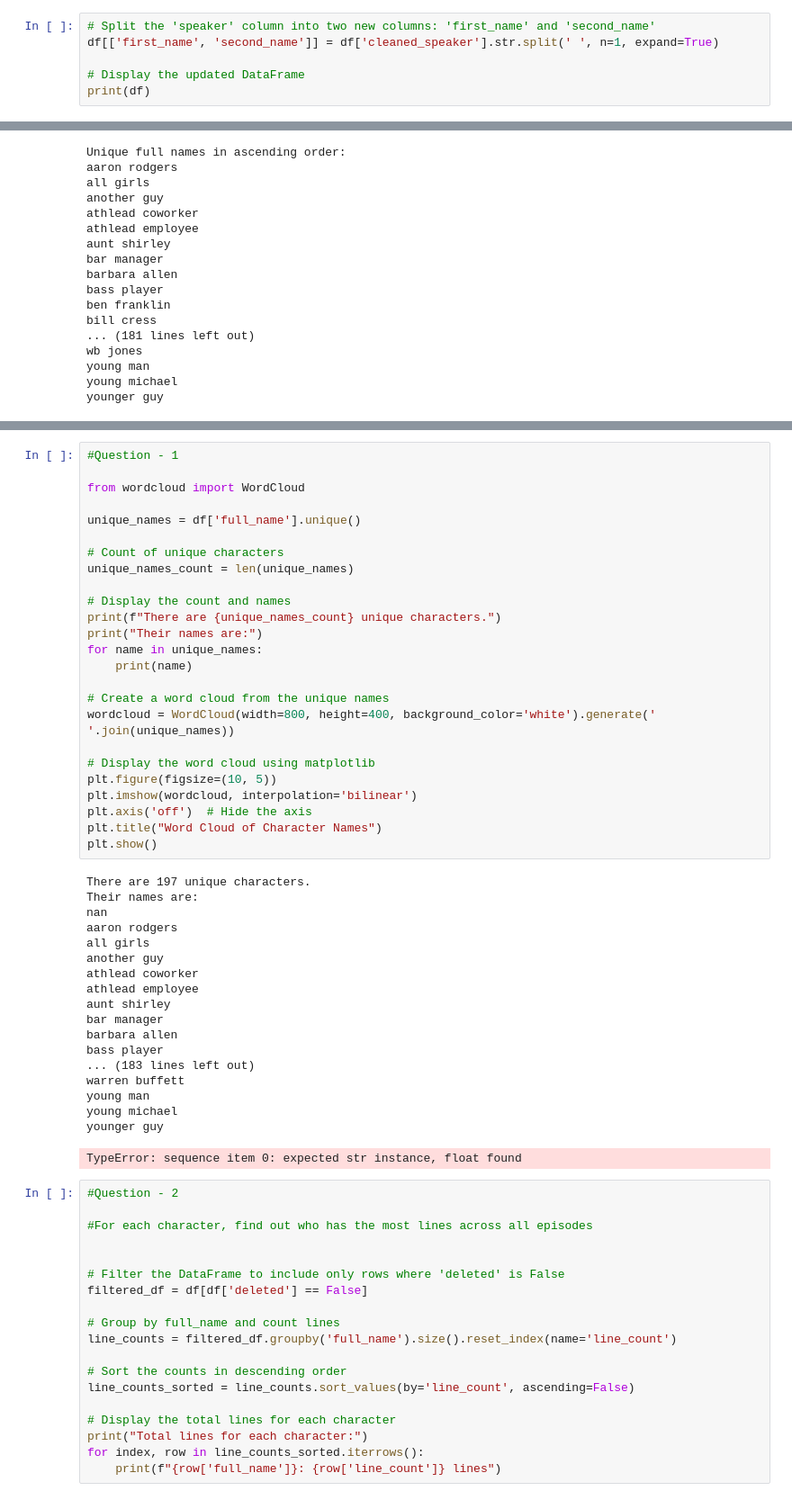
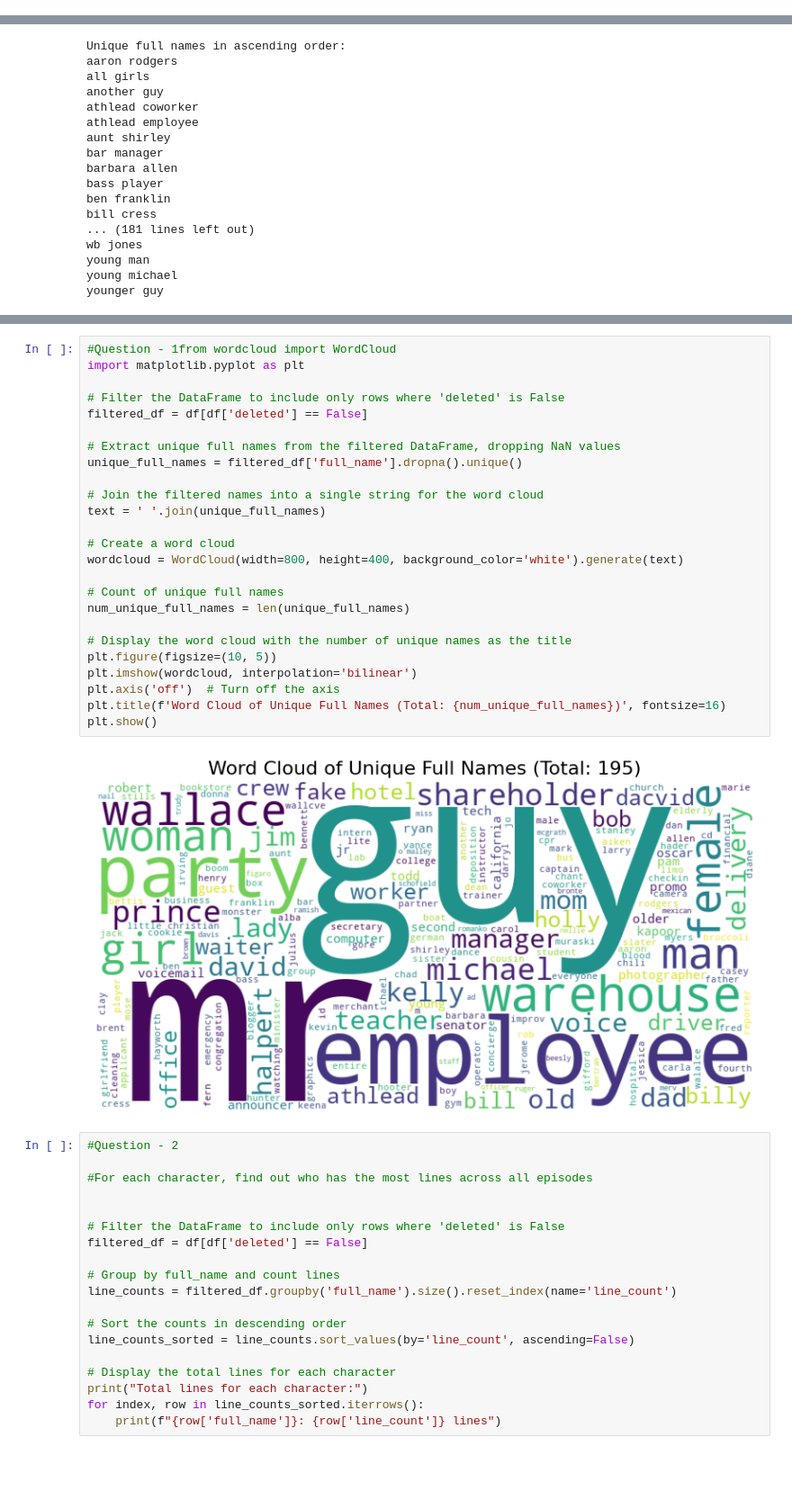
Before and after one commit to Shwetha-sp/Assignment_Interview_ssp, a Jupyter notebook: The_office.ipynb, the cells around one changed output, grey strips where cells are left out. Shown at 90% size. Saved outputs shown, nothing was run; the diff lists cells and outputs as text; blank space fills up the shorter version.

```diff
--- a/The_office.ipynb
+++ b/The_office.ipynb
@@ -102,6 +80,0 @@ unique_sorted_characters
-# %%
-# Split the 'speaker' column into two new columns: 'first_name' and 'second_name'
-df[['first_name', 'second_name']] = df['cleaned_speaker'].str.split(' ', n=1, expand=True)
-
-# Display the updated DataFrame
-print(df)
@@ -178,47 +130,30 @@ AttributeError: 'float' object has no attribute 'split'
 # %%
-#Question - 1
+#Question - 1from wordcloud import WordCloud
+import matplotlib.pyplot as plt
 
-from wordcloud import WordCloud
+# Filter the DataFrame to include only rows where 'deleted' is False
+filtered_df = df[df['deleted'] == False]
 
-unique_names = df['full_name'].unique()
+# Extract unique full names from the filtered DataFrame, dropping NaN values
+unique_full_names = filtered_df['full_name'].dropna().unique()
 
-# Count of unique characters
-unique_names_count = len(unique_names)
+# Join the filtered names into a single string for the word cloud
+text = ' '.join(unique_full_names)
 
-# Display the count and names
-print(f"There are {unique_names_count} unique characters.")
-print("Their names are:")
-for name in unique_names:
-    print(name)
+# Create a word cloud
+wordcloud = WordCloud(width=800, height=400, background_color='white').generate(text)
 
-# Create a word cloud from the unique names
-wordcloud = WordCloud(width=800, height=400, background_color='white').generate(' '.join(unique_names))
+# Count of unique full names
+num_unique_full_names = len(unique_full_names)
 
-# Display the word cloud using matplotlib
+# Display the word cloud with the number of unique names as the title
 plt.figure(figsize=(10, 5))
 plt.imshow(wordcloud, interpolation='bilinear')
-plt.axis('off')  # Hide the axis
-plt.title("Word Cloud of Character Names")
+plt.axis('off')  # Turn off the axis
+plt.title(f'Word Cloud of Unique Full Names (Total: {num_unique_full_names})', fontsize=16)
 plt.show()
 # %% [output]
-There are 197 unique characters.
-Their names are:
-nan
-aaron rodgers
-all girls
-another guy
-athlead coworker
-athlead employee
-aunt shirley
-bar manager
-barbara allen
-bass player
-... (183 lines left out)
-warren buffett
-young man
-young michael
-younger guy
-TypeError: sequence item 0: expected str instance, float found
+[figure, added]
 # %%
 #Question - 2
 
```
Also changed, not shown: parts of 8 cells of this notebook.
